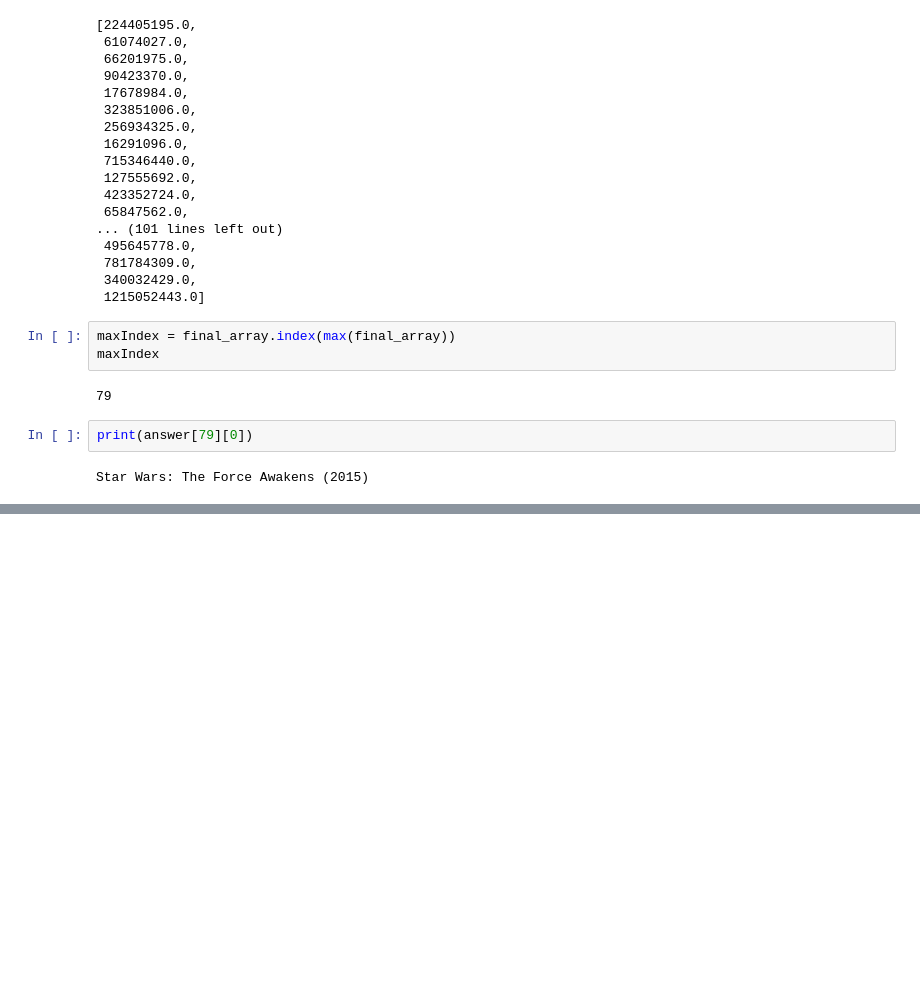
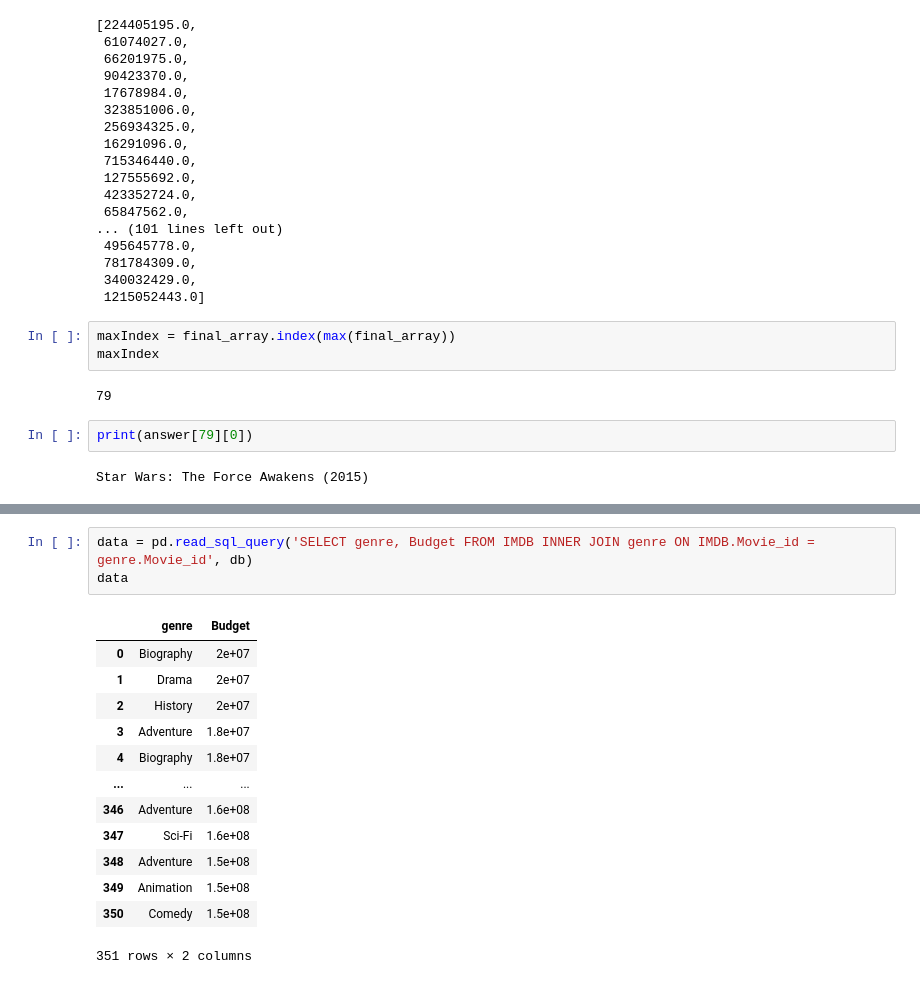
Before and after one commit to pradnyesh45/SQLite, a Jupyter notebook: IMDB.ipynb, the cells around one changed output, grey strips where cells are left out. Cells and saved outputs as stored; diff of their text form; blank space fills up the shorter version.

```diff
--- a/IMDB.ipynb
+++ b/IMDB.ipynb
@@ -330,0 +603,17 @@ Star Wars: The Force Awakens (2015)
+# %%
+data = pd.read_sql_query('SELECT genre, Budget FROM IMDB INNER JOIN genre ON IMDB.Movie_id = genre.Movie_id', db)
+data
+# %% [output]
+|  | genre | Budget |
+| 0 | Biography | 2e+07 |
+| 1 | Drama | 2e+07 |
+| 2 | History | 2e+07 |
+| 3 | Adventure | 1.8e+07 |
+| 4 | Biography | 1.8e+07 |
+| ... | ... | ... |
+| 346 | Adventure | 1.6e+08 |
+| 347 | Sci-Fi | 1.6e+08 |
+| 348 | Adventure | 1.5e+08 |
+| 349 | Animation | 1.5e+08 |
+| 350 | Comedy | 1.5e+08 |
+351 rows × 2 columns
```
Also changed, not shown: parts of 31 cells of this notebook.
